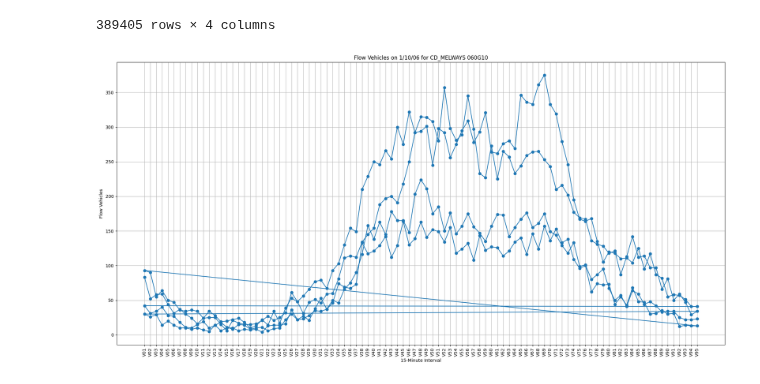
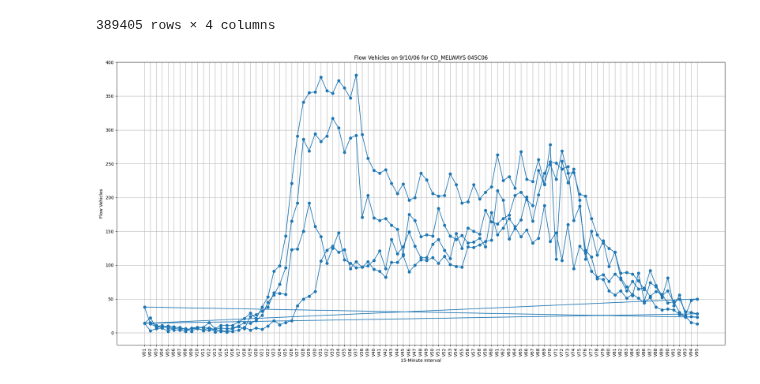
Before and after one commit to hengrvisal/Traffic-Flow-Prediction-System-TPFS, a Jupyter notebook: processing_data.ipynb, the cells around one changed output. Saved outputs shown, nothing was run; the diff lists cells and outputs as text; code cells hidden in the pictures.

```diff
--- a/processing_data.ipynb
+++ b/processing_data.ipynb
@@ -131,26 +121,26 @@ final_df_scats_october
 # %%
 import matplotlib.pyplot as plt
 
 # Now, let's plot the data, including filtering by Date and CD_MELWAYS
-selected_date = '1/10/06'  # Example of filtering for a specific date
-selected_cd_melways = '060G10'  # Example of filtering for a specific CD_MELWAYS
+selected_date = '9/10/06'  # Example of filtering for a specific date
+selected_cd_melways = '045C06'  # Example of filtering for a specific CD_MELWAYS
 
 # Filter the data based on the selected date and CD_MELWAYS
 filtered_data = final_df_scats_october[(final_df_scats_october['Date'] == selected_date) &
                                   (final_df_scats_october['CD_MELWAYS'] == selected_cd_melways)]
 
 # Plotting the filtered data
 plt.figure(figsize=(20, 10))
 plt.plot(filtered_data['15_Minute_Intervals'], filtered_data['Flow Vehicles'], marker='o')
 
 plt.title(f'Flow Vehicles on {selected_date} for CD_MELWAYS {selected_cd_melways}')
 plt.xlabel('15-Minute Interval')
 plt.ylabel('Flow Vehicles')
 plt.xticks(rotation=90)
 plt.grid(True)
 
 # Display the plot
 plt.tight_layout()
 plt.show()
 # %% [output]
-[figure, old version]
+[figure, new version]
```
Also changed, not shown: parts of 5 cells of this notebook, 1 other file.
